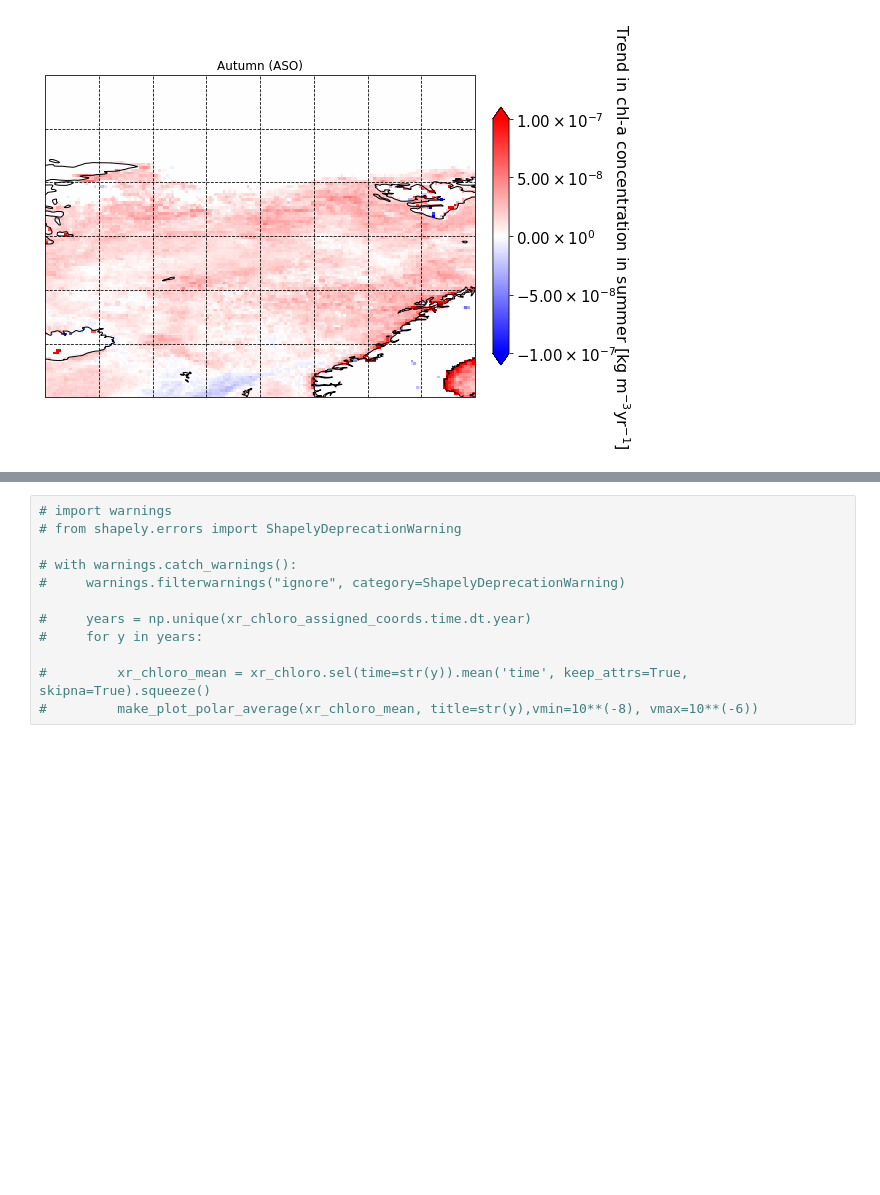
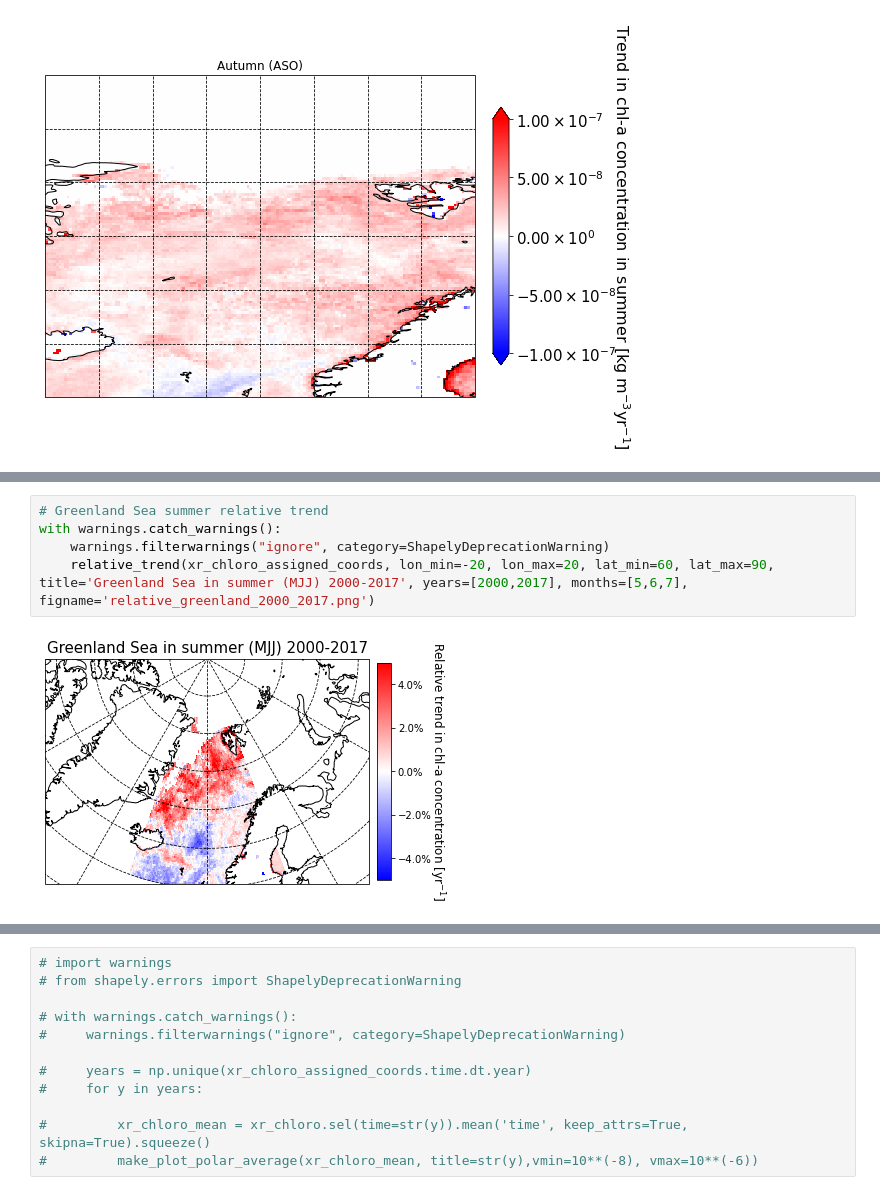
Before and after one commit to eScience-course/Tjaernoe2022-group3, a Jupyter notebook: notebooks/kei_satellite2.ipynb, the cells around one changed output, grey strips where cells are left out. Drawn from its saved outputs; the diff is of its cells as text; blank space fills up the shorter version.

```diff
--- a/notebooks/kei_satellite2.ipynb
+++ b/notebooks/kei_satellite2.ipynb
@@ -490,0 +573,7 @@ chl_trend_plot(data_greenland_autumn, title='Autumn (ASO)', cb_label='Trend in c
+# %%
+# Greenland Sea summer relative trend
+with warnings.catch_warnings():
+    warnings.filterwarnings("ignore", category=ShapelyDeprecationWarning)
+    relative_trend(xr_chloro_assigned_coords, lon_min=-20, lon_max=20, lat_min=60, lat_max=90, title='Greenland Sea in summer (MJJ) 2000-2017', years=[2000,2017], months=[5,6,7], figname='relative_greenland_2000_2017.png')
+# %% [output]
+[figure, added]
```
Also changed, not shown: parts of 88 cells of this notebook, 1 other file.
